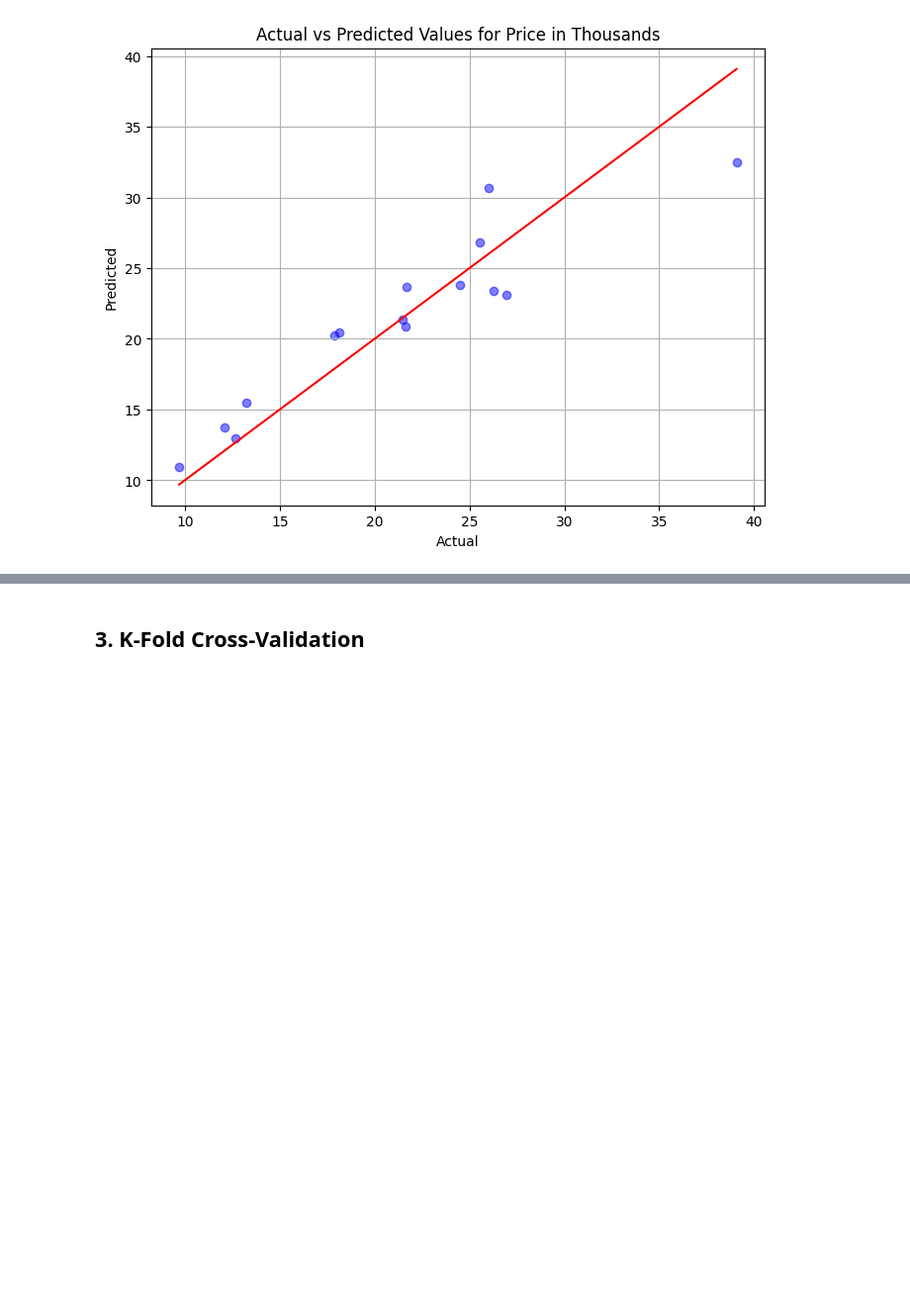
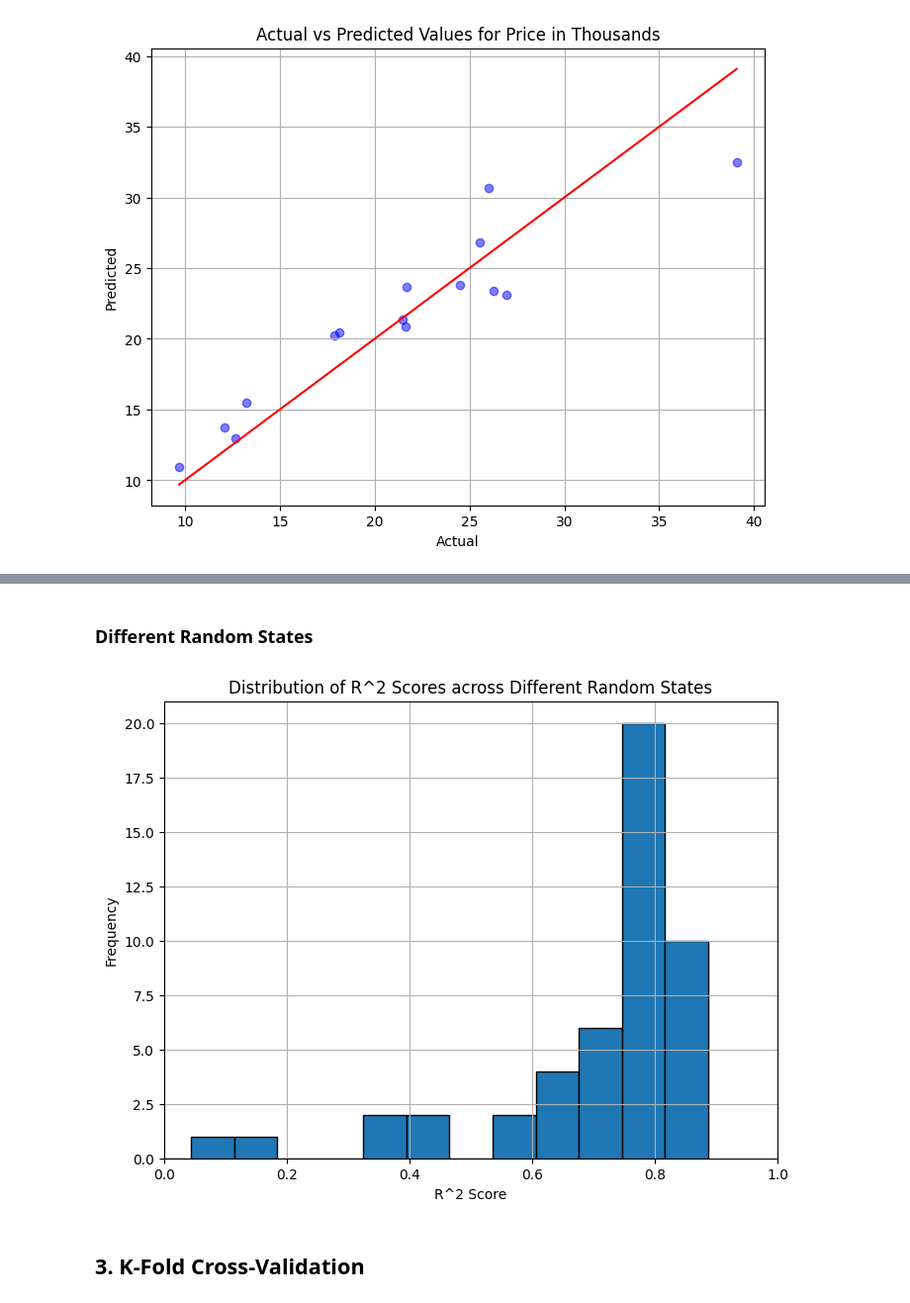
Before and after one commit to Hadi-loo/Introduction-to-Data-Science-Course, a Jupyter notebook: CA5. Multivariate Regression & Cross Validation/multivariateRegression.ipynb, the cells around one changed output, grey strips where cells are left out. Shown at 99% size. Saved outputs shown, nothing was run; the diff lists cells and outputs as text; code cells hidden in the pictures; blank space fills up the shorter version.

Commit message:
Plot the accuracy across different random states

```diff
--- a/CA5. Multivariate Regression & Cross Validation/multivariateRegression.ipynb
+++ b/CA5. Multivariate Regression & Cross Validation/multivariateRegression.ipynb
@@ -198,3 +198,30 @@ plt.show()
+# %% [markdown]
+### Different Random States
+# %%
+def plot_different_randmom_states(X, Y, state_count = 20):
+    r2_scores = []
+    for random_state in range(state_count):
+        X_train, X_test, y_train, y_test = train_test_split(X, Y, test_size=0.15, random_state=random_state)
+        model = MultivariateLinearRegression(num_targets=y_train.shape[1])
+        model.fit(X_train, y_train)
+        y_pred = model.predict(X_test)
+        r2_first = r2_score(y_test.iloc[:,0], y_pred[0])
+        r2_second = r2_score(y_test.iloc[:,1], y_pred[1])
+        r2 = (r2_first + r2_second) / 2
+        r2_scores.append(r2)
+
+    plt.figure(figsize=(8, 6))
+    plt.hist(r2_scores, bins=20, edgecolor='black')
+    plt.xlabel('R^2 Score')
+    plt.ylabel('Frequency')
+    plt.title('Distribution of R^2 Scores across Different Random States')
+    plt.xlim(0, 1)
+    plt.grid(True)
+    plt.show()
+# %%
+plot_different_randmom_states(X, Y, state_count=50)
+# %% [output]
+[figure, added]
 # %% [markdown]
 ## 3. K-Fold Cross-Validation
 # %% [markdown]
```
Also changed, not shown: parts of 2 cells of this notebook.
